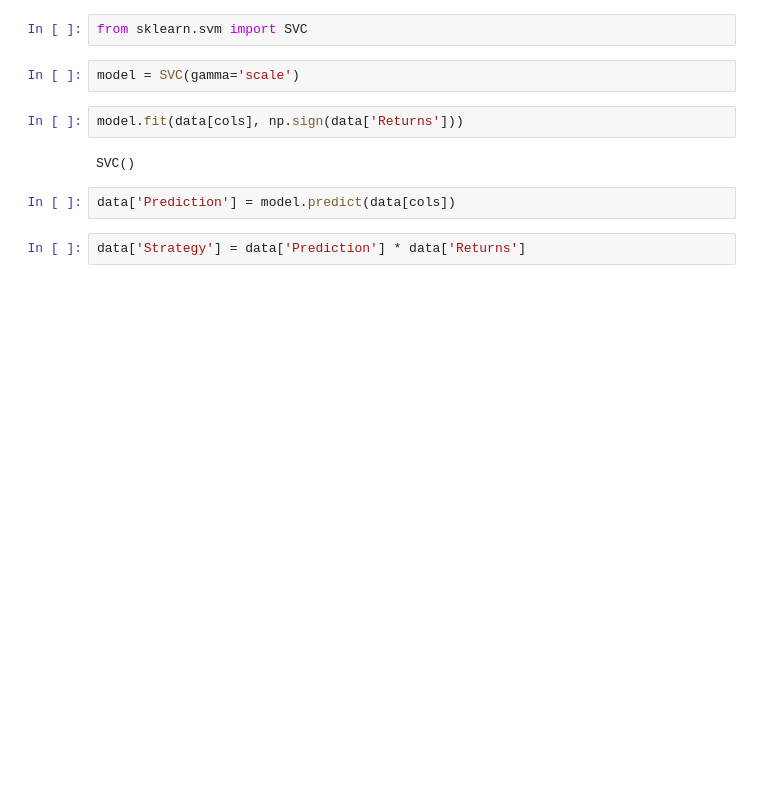
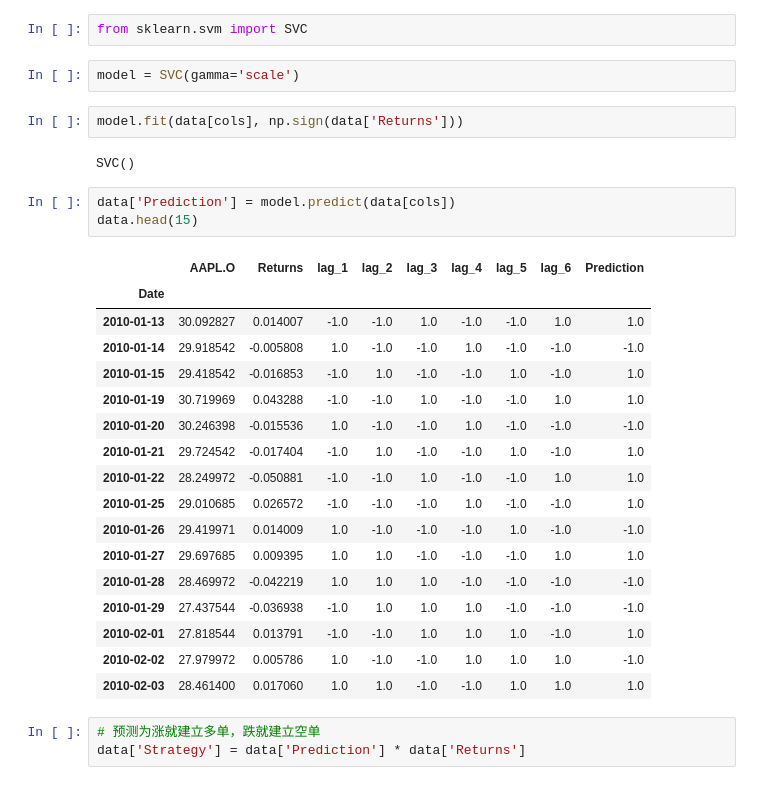
Before and after one commit to wbbbbbz/python-for-finance-readingnotes, a Jupyter notebook: code/ch01/01_why_python.ipynb, the cells around one changed output. Cells and saved outputs as stored; diff of their text form; blank space fills up the shorter version.

```diff
--- a/code/ch01/01_why_python.ipynb
+++ b/code/ch01/01_why_python.ipynb
@@ -258,7 +308,27 @@ model.fit(data[cols], np.sign(data['Returns']))
 SVC()
 # %%
 data['Prediction'] = model.predict(data[cols])
+data.head(15)
+# %% [output]
+|  | AAPL.O | Returns | lag_1 | lag_2 | lag_3 | lag_4 | lag_5 | lag_6 | Prediction |
+| Date |  |  |  |  |  |  |  |  |  |
+| 2010-01-13 | 30.092827 | 0.014007 | -1.0 | -1.0 | 1.0 | -1.0 | -1.0 | 1.0 | 1.0 |
+| 2010-01-14 | 29.918542 | -0.005808 | 1.0 | -1.0 | -1.0 | 1.0 | -1.0 | -1.0 | -1.0 |
+| 2010-01-15 | 29.418542 | -0.016853 | -1.0 | 1.0 | -1.0 | -1.0 | 1.0 | -1.0 | 1.0 |
+| 2010-01-19 | 30.719969 | 0.043288 | -1.0 | -1.0 | 1.0 | -1.0 | -1.0 | 1.0 | 1.0 |
+| 2010-01-20 | 30.246398 | -0.015536 | 1.0 | -1.0 | -1.0 | 1.0 | -1.0 | -1.0 | -1.0 |
+| 2010-01-21 | 29.724542 | -0.017404 | -1.0 | 1.0 | -1.0 | -1.0 | 1.0 | -1.0 | 1.0 |
+| 2010-01-22 | 28.249972 | -0.050881 | -1.0 | -1.0 | 1.0 | -1.0 | -1.0 | 1.0 | 1.0 |
+| 2010-01-25 | 29.010685 | 0.026572 | -1.0 | -1.0 | -1.0 | 1.0 | -1.0 | -1.0 | 1.0 |
+| 2010-01-26 | 29.419971 | 0.014009 | 1.0 | -1.0 | -1.0 | -1.0 | 1.0 | -1.0 | -1.0 |
+| 2010-01-27 | 29.697685 | 0.009395 | 1.0 | 1.0 | -1.0 | -1.0 | -1.0 | 1.0 | 1.0 |
+| 2010-01-28 | 28.469972 | -0.042219 | 1.0 | 1.0 | 1.0 | -1.0 | -1.0 | -1.0 | -1.0 |
+| 2010-01-29 | 27.437544 | -0.036938 | -1.0 | 1.0 | 1.0 | 1.0 | -1.0 | -1.0 | -1.0 |
+| 2010-02-01 | 27.818544 | 0.013791 | -1.0 | -1.0 | 1.0 | 1.0 | 1.0 | -1.0 | 1.0 |
+| 2010-02-02 | 27.979972 | 0.005786 | 1.0 | -1.0 | -1.0 | 1.0 | 1.0 | 1.0 | -1.0 |
+| 2010-02-03 | 28.461400 | 0.017060 | 1.0 | 1.0 | -1.0 | -1.0 | 1.0 | 1.0 | 1.0 |
 # %%
+# 预测为涨就建立多单，跌就建立空单
 data['Strategy'] = data['Prediction'] * data['Returns']
 # %%
 data[['Returns', 'Strategy']].cumsum().apply(np.exp).plot(figsize=(10, 6));
```
Also changed, not shown: parts of 19 cells of this notebook, 1 other file.
